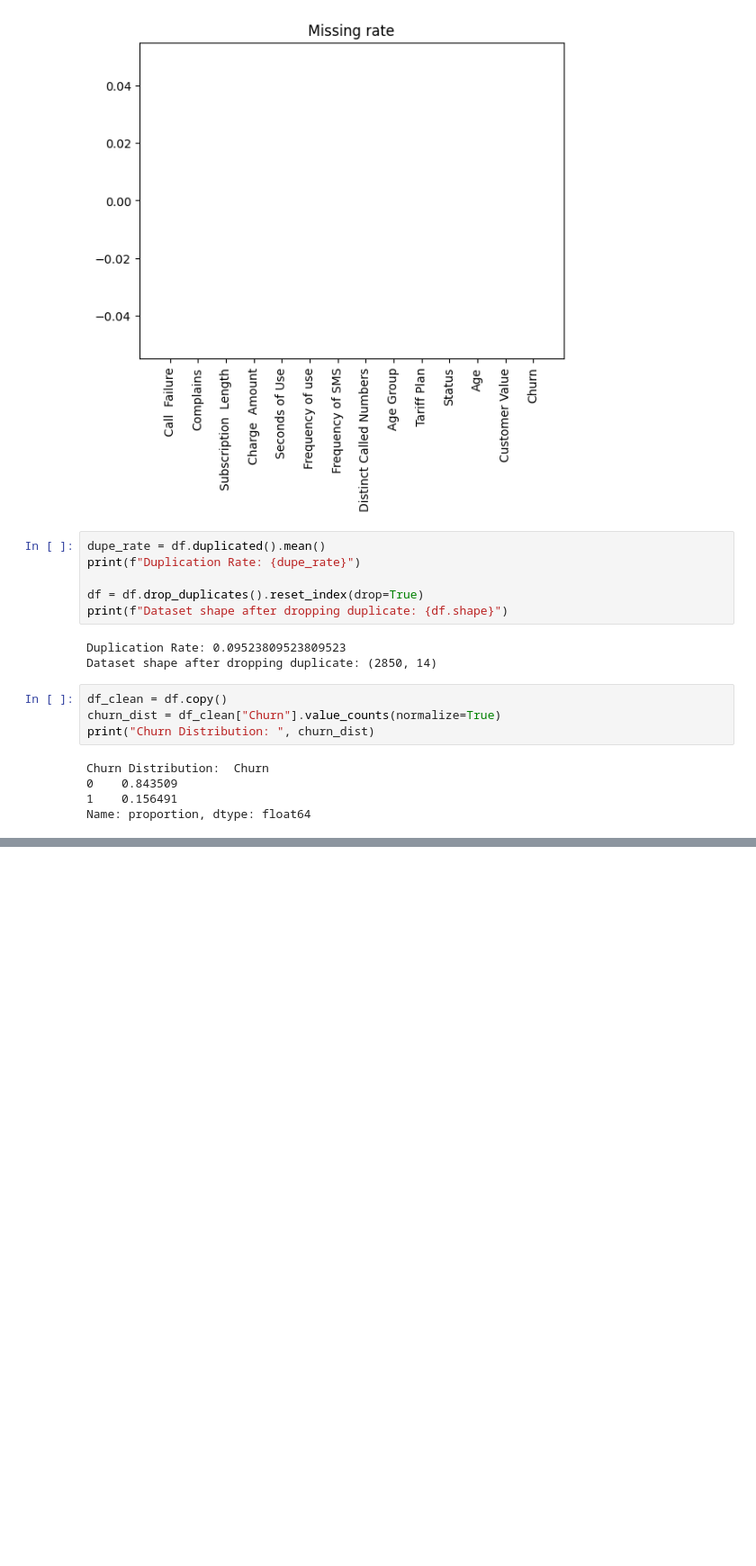
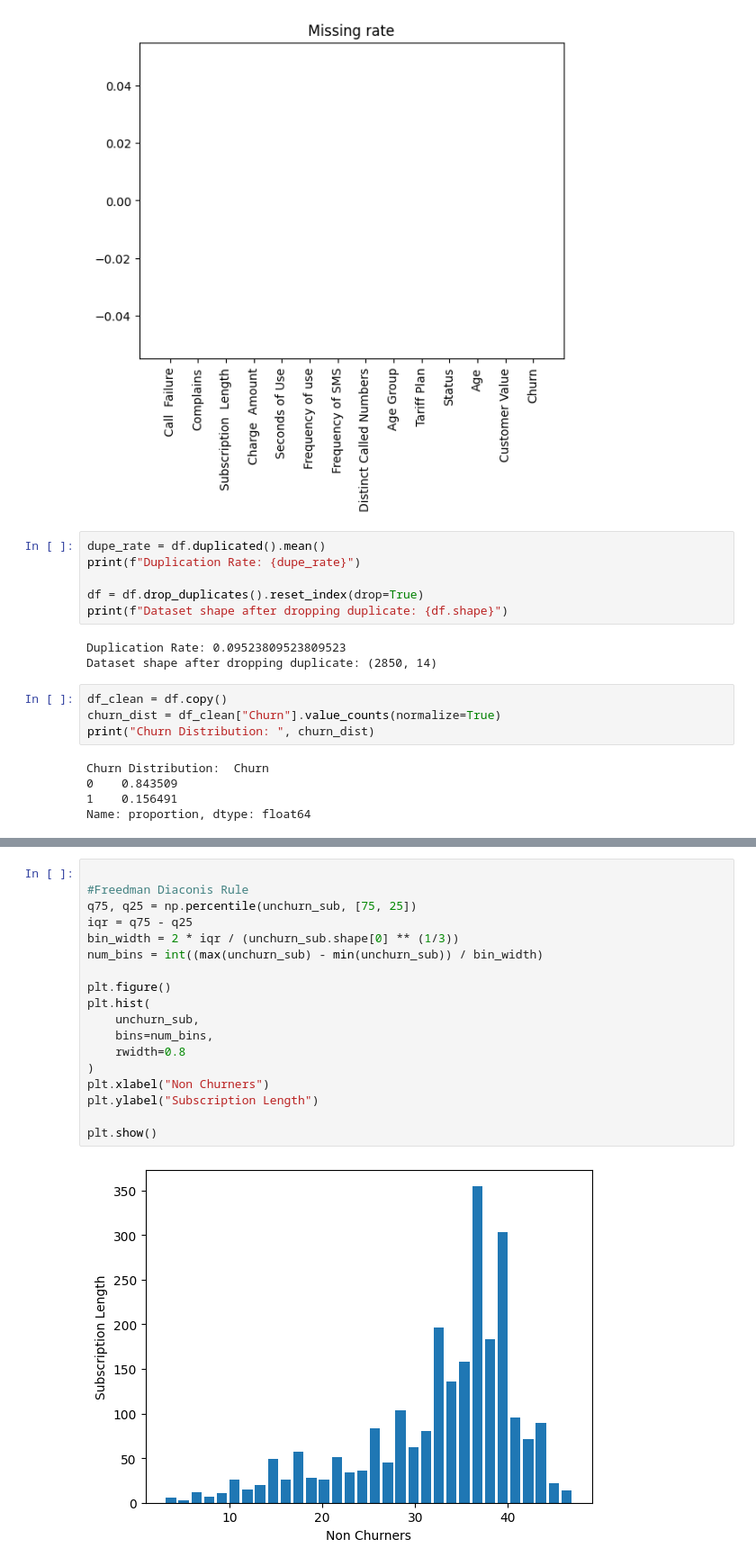
Before and after one commit to michellaprojects/Churn-Analysis, a Jupyter notebook: cleaning.ipynb, the cells around one changed output, grey strips where cells are left out. Shown at 90% size. Cells and saved outputs as stored; diff of their text form; blank space fills up the shorter version.

```diff
--- a/cleaning.ipynb
+++ b/cleaning.ipynb
@@ -82,0 +145,20 @@ Karena distribusi tidak imbang, akan ada potensi bias pada model (condong untuk
+# %%
+
+#Freedman Diaconis Rule
+q75, q25 = np.percentile(unchurn_sub, [75, 25])
+iqr = q75 - q25
+bin_width = 2 * iqr / (unchurn_sub.shape[0] ** (1/3))
+num_bins = int((max(unchurn_sub) - min(unchurn_sub)) / bin_width)
+
+plt.figure()
+plt.hist(
+    unchurn_sub,
+    bins=num_bins,
+    rwidth=0.8
+)
+plt.xlabel("Non Churners")
+plt.ylabel("Subscription Length")
+
+plt.show()
+# %% [output]
+[figure, added]
```
Also changed, not shown: parts of 9 cells of this notebook, 1 other file.
